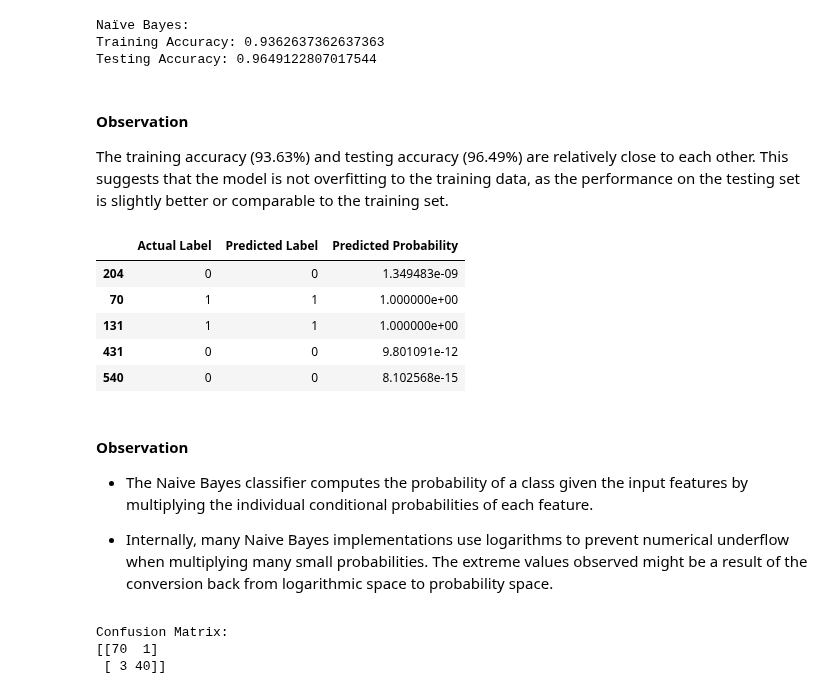
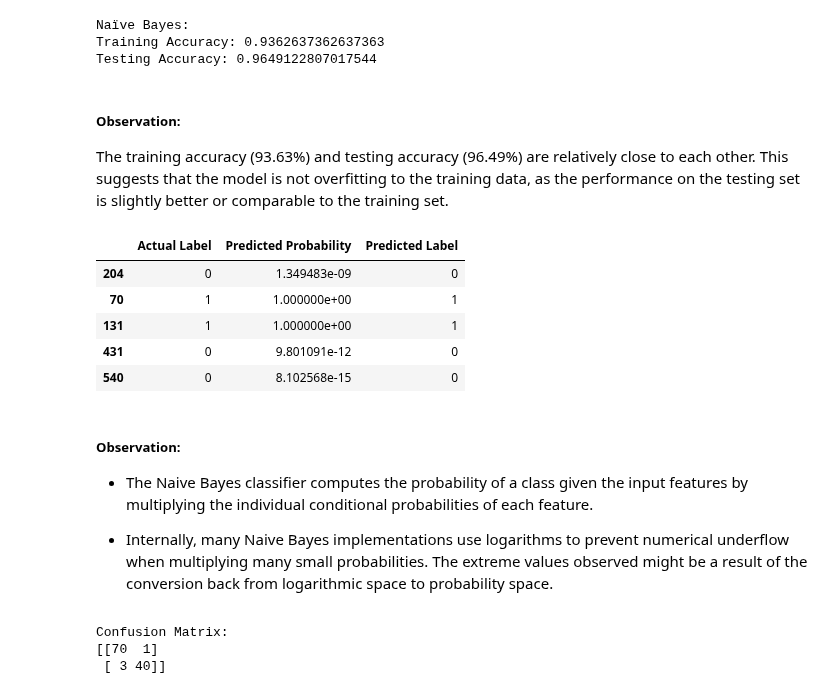
Before and after one commit to aninditadash/Introduction_to_machine_learning, a Jupyter notebook: 6.Supervised_Learning_Classification_1.ipynb, the cells around one changed output. Drawn from its saved outputs; the diff is of its cells as text; code cells hidden in the pictures.

```diff
--- a/6.Supervised_Learning_Classification_1.ipynb
+++ b/6.Supervised_Learning_Classification_1.ipynb
@@ -847,20 +807,18 @@ Use `sklearn.pipeline` to perform preprocessing and training on the data
 # %%
-# Import Required Libraries and apply Naive Bayes algorithm
-from sklearn.naive_bayes import GaussianNB
 # Define the pipeline
-pipeline = Pipeline([
+pipeline_nb = Pipeline([
     ('scaler', StandardScaler()),
     ('nb', GaussianNB())
 ])
 
 # Fit the pipeline on the training data
-pipeline.fit(x_train, y_train)
+pipeline_nb.fit(x_train, y_train)
 # %% [output]
 Pipeline(steps=[('scaler', StandardScaler()), ('nb', GaussianNB())])
 # %%
 #Predict on the training and testing set
-y_pred_train_nb = pipeline.predict(x_train)
-y_pred_test_nb = pipeline.predict(x_test)
+y_pred_train_nb = pipeline_nb.predict(x_train)
+y_pred_test_nb = pipeline_nb.predict(x_test)
 
 # Calculate the training and testing accuracy
 training_accuracy = accuracy_score(y_train, y_pred_train_nb)
@@ -869,32 +827,32 @@ print("\nNaïve Bayes:")
 print(f"Training Accuracy: {training_accuracy}")
 print(f"Testing Accuracy: {testing_accuracy}")
 
-y_pred_prob_nb = pipeline.predict_proba(x_test)[:, 1]
+y_pred_prob_nb = pipeline_nb.predict_proba(x_test)[:, 1]
 # %% [output]
 Naïve Bayes:
 Training Accuracy: 0.9362637362637363
 Testing Accuracy: 0.9649122807017544
 # %% [markdown]
-#### __Observation__
+##### __Observation:__
 
 The training accuracy (93.63%) and testing accuracy (96.49%) are relatively close to each other. This suggests that the model is not overfitting to the training data, as the performance on the testing set is slightly better or comparable to the training set.
 # %%
 results_df = pd.DataFrame({
     'Actual Label': y_test,
-    'Predicted Label': y_pred_test_nb,
-    'Predicted Probability': y_pred_prob_nb
+    'Predicted Probability': y_pred_prob_nb,
+    'Predicted Label': y_pred_test_nb
 })
 
 results_df.head()
 # %% [output]
-|  | Actual Label | Predicted Label | Predicted Probability |
-| 204 | 0 | 0 | 1.349483e-09 |
-| 70 | 1 | 1 | 1.000000e+00 |
-| 131 | 1 | 1 | 1.000000e+00 |
-| 431 | 0 | 0 | 9.801091e-12 |
-| 540 | 0 | 0 | 8.102568e-15 |
+|  | Actual Label | Predicted Probability | Predicted Label |
+| 204 | 0 | 1.349483e-09 | 0 |
+| 70 | 1 | 1.000000e+00 | 1 |
+| 131 | 1 | 1.000000e+00 | 1 |
+| 431 | 0 | 9.801091e-12 | 0 |
+| 540 | 0 | 8.102568e-15 | 0 |
 # %% [markdown]
-#### __Observation__
+##### __Observation:__
 
 - The Naive Bayes classifier computes the probability of a class given the input features by multiplying the individual conditional probabilities of each feature.
 
```
Also changed, not shown: parts of 55 cells of this notebook, 8 other files.
